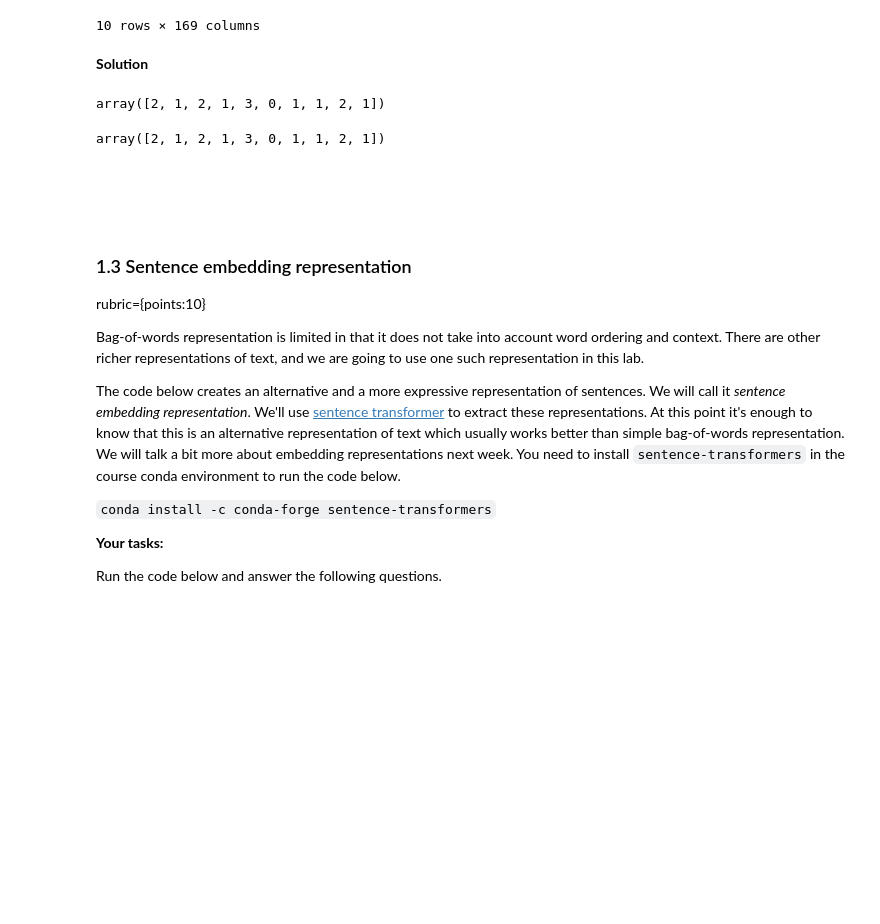
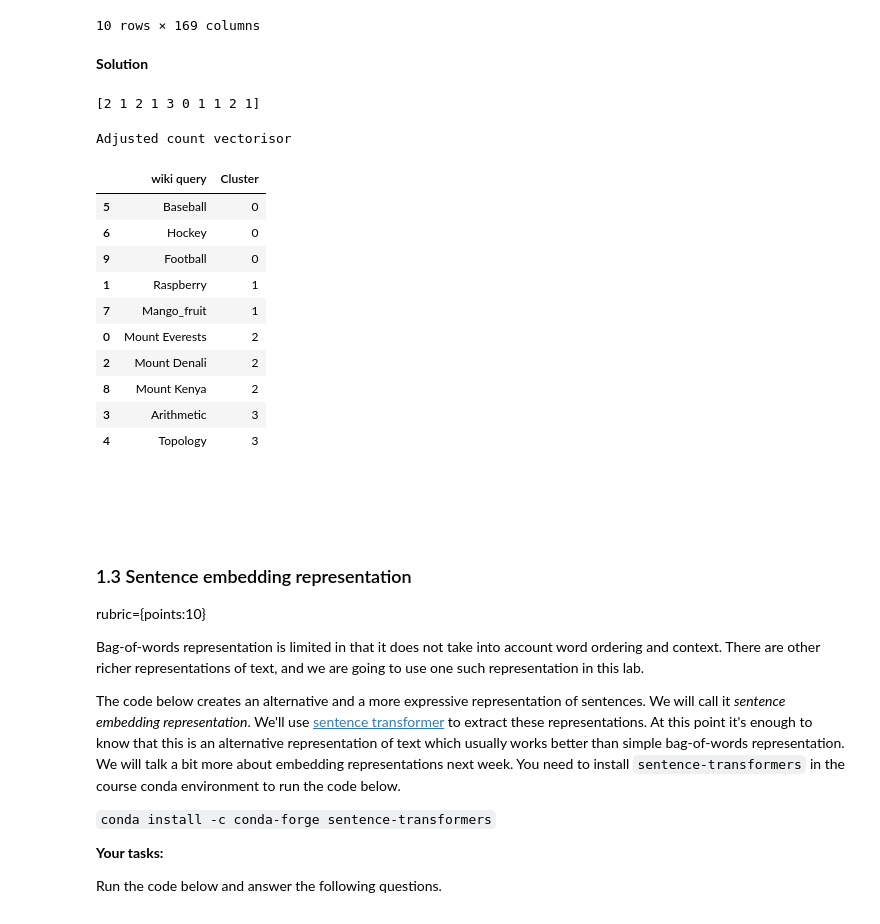
Before and after one commit to Blaise143/CPSC-330-ASSIGNMENTS, a Jupyter notebook: hw7/hw7.ipynb, the cells around one changed output. Drawn from its saved outputs; the diff is of its cells as text; code cells hidden in the pictures; blank space fills up the shorter version.

```diff
--- a/hw7/hw7.ipynb
+++ b/hw7/hw7.ipynb
@@ -174,24 +174,44 @@ bow_df
 # %% [markdown]
 **Solution**
 # %%
+wiki_querries = wiki_df[["wiki query"]].copy(deep=True)
 kmeans = KMeans(n_clusters=4, random_state=42);
 kmeans.fit(bow_df);
-kmeans.predict(bow_df)
+cluster_preds = kmeans.predict(bow_df)
+wiki_querries["Cluster"]=cluster_preds
+wiki_querries.sort_values("Cluster").style.set_caption("Kmeans on bow_df")
+print(cluster_preds)
 # %% [output]
-array([2, 1, 2, 1, 3, 0, 1, 1, 2, 1])
+[2 1 2 1 3 0 1 1 2 1]
 # %%
-vec_min_df = CountVectorizer(stop_words='english', min_df=1)
+# Creating a new Count Vectorizer Instantiation
+vec_min_df = CountVectorizer(stop_words='english', min_df=2)
+
 bow_sents_min_df = vec_min_df.fit_transform(wiki_df["text"]).todense()
 bow_min_df = pd.DataFrame(
     data=bow_sents_min_df, columns=vec_min_df.get_feature_names_out(), index=wiki_df.index
 )
 bow_min_df
 
+wiki_querries = wiki_df[["wiki query"]].copy(deep=True)
 kmeans_min_df = KMeans(n_clusters=4, random_state=42);
 kmeans_min_df.fit(bow_min_df);
-kmeans_min_df.predict(bow_min_df)
+cluster_preds = kmeans_min_df.predict(bow_min_df)
+wiki_querries["Cluster"]=cluster_preds
+wiki_querries.sort_values("Cluster").style.set_caption("Adjusted count vectorisor")
 # %% [output]
-array([2, 1, 2, 1, 3, 0, 1, 1, 2, 1])
+Adjusted count vectorisor
+|  | wiki query | Cluster |
+| 5 | Baseball | 0 |
+| 6 | Hockey | 0 |
+| 9 | Football | 0 |
+| 1 | Raspberry | 1 |
+| 7 | Mango_fruit | 1 |
+| 0 | Mount Everests | 2 |
+| 2 | Mount Denali | 2 |
+| 8 | Mount Kenya | 2 |
+| 3 | Arithmetic | 3 |
+| 4 | Topology | 3 |
 # %% [markdown]
 <br><br>
 # %% [markdown]
```
